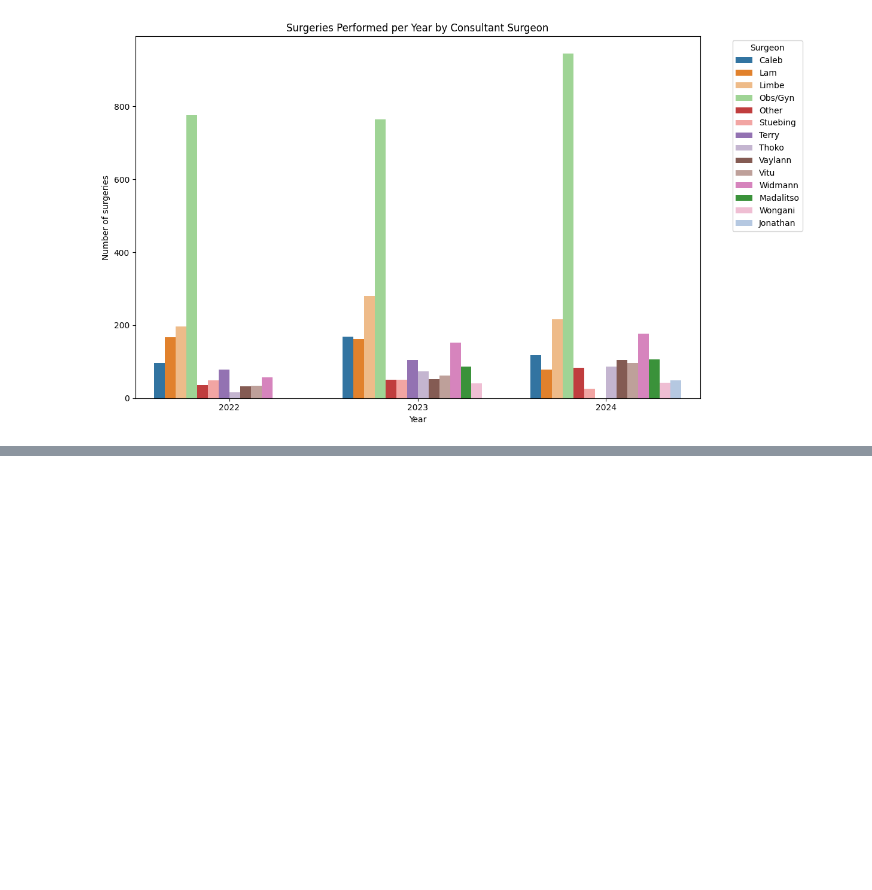
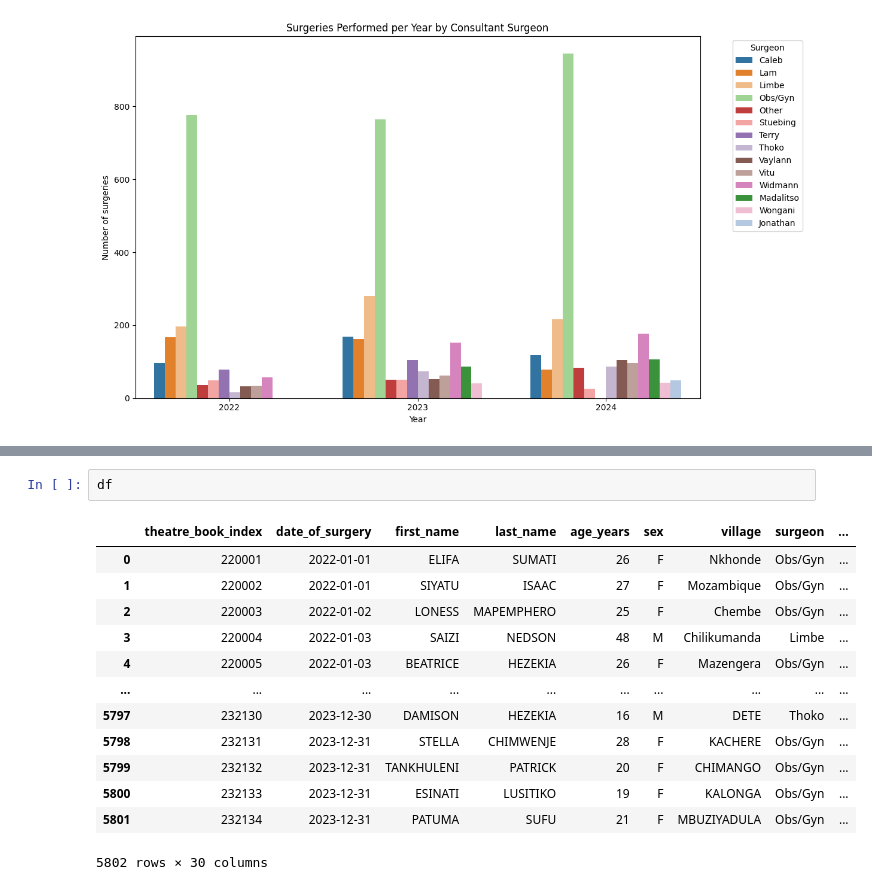
Before and after one commit to mat2m10/nkhoma, a Jupyter notebook: notebooks/01_Theatre_book.ipynb, the cells around one changed output, grey strips where cells are left out. Drawn from its saved outputs; the diff is of its cells as text; blank space fills up the shorter version.

```diff
--- a/notebooks/01_Theatre_book.ipynb
+++ b/notebooks/01_Theatre_book.ipynb
@@ -374,0 +391,16 @@ Saved 2135 rows
+# %%
+df
+# %% [output]
+|  | theatre_book_index | date_of_surgery | first_name | last_name | age_years | sex | village | surgeon | ... |
+| 0 | 220001 | 2022-01-01 | ELIFA | SUMATI | 26 | F | Nkhonde | Obs/Gyn | ... |
+| 1 | 220002 | 2022-01-01 | SIYATU | ISAAC | 27 | F | Mozambique | Obs/Gyn | ... |
+| 2 | 220003 | 2022-01-02 | LONESS | MAPEMPHERO | 25 | F | Chembe | Obs/Gyn | ... |
+| 3 | 220004 | 2022-01-03 | SAIZI | NEDSON | 48 | M | Chilikumanda | Limbe | ... |
+| 4 | 220005 | 2022-01-03 | BEATRICE | HEZEKIA | 26 | F | Mazengera | Obs/Gyn | ... |
+| ... | ... | ... | ... | ... | ... | ... | ... | ... | ... |
+| 5797 | 232130 | 2023-12-30 | DAMISON | HEZEKIA | 16 | M | DETE | Thoko | ... |
+| 5798 | 232131 | 2023-12-31 | STELLA | CHIMWENJE | 28 | F | KACHERE | Obs/Gyn | ... |
+| 5799 | 232132 | 2023-12-31 | TANKHULENI | PATRICK | 20 | F | CHIMANGO | Obs/Gyn | ... |
+| 5800 | 232133 | 2023-12-31 | ESINATI | LUSITIKO | 19 | F | KALONGA | Obs/Gyn | ... |
+| 5801 | 232134 | 2023-12-31 | PATUMA | SUFU | 21 | F | MBUZIYADULA | Obs/Gyn | ... |
+5802 rows × 30 columns
```
Also changed, not shown: parts of 2 cells of this notebook, 3 other files.
